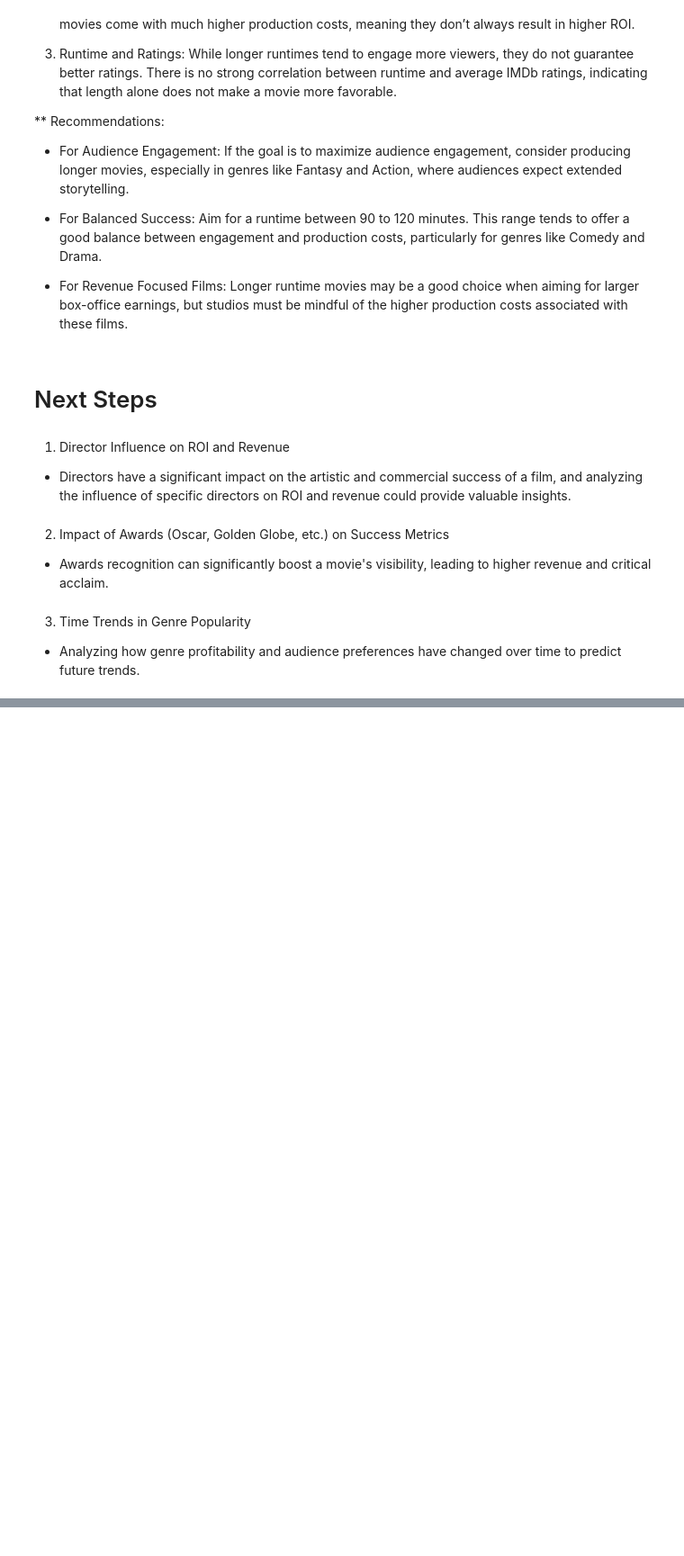
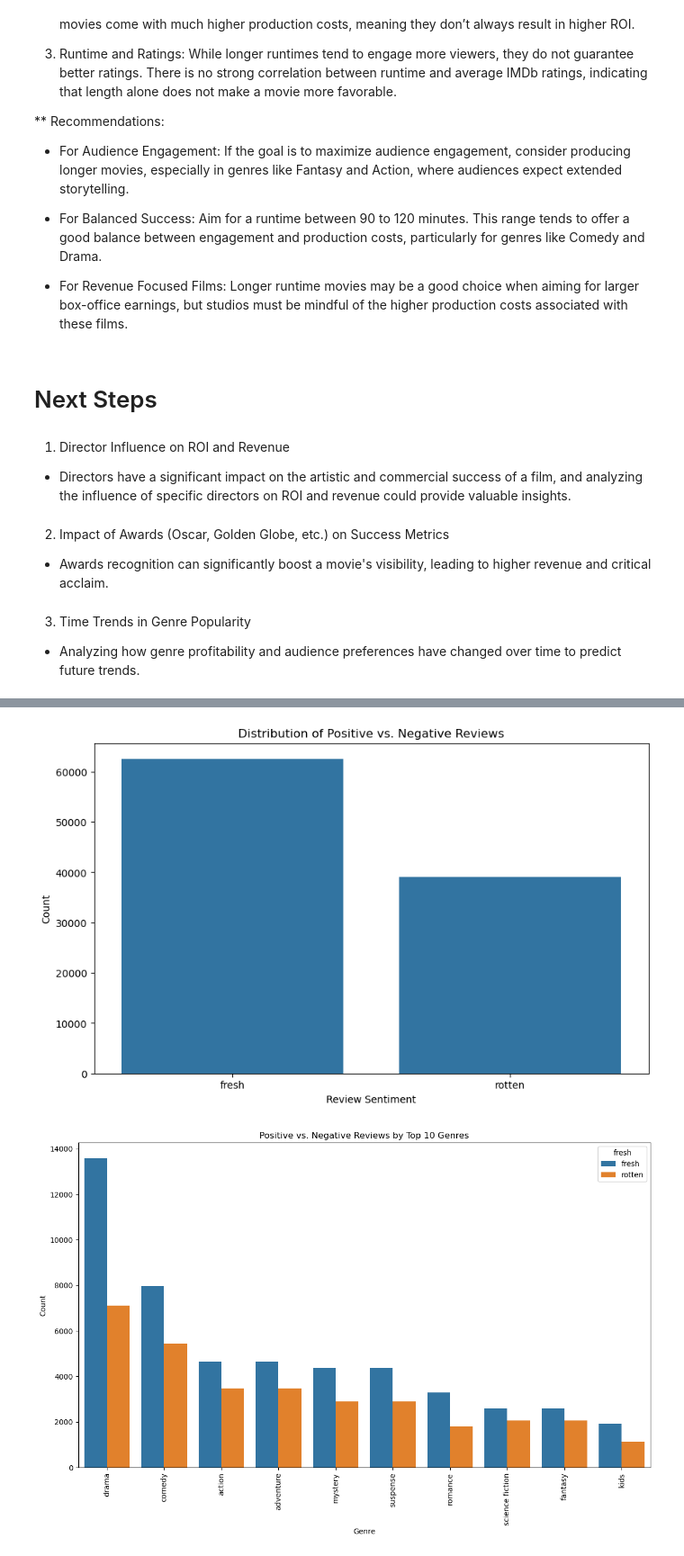
Before and after one commit to Jeesoo-Jhun/Phase-2-Project-Jeesoo, a Jupyter notebook: notebooks/(final) student.ipynb, the cells around one changed output, grey strips where cells are left out. Shown at 90% size. Drawn from its saved outputs; the diff is of its cells as text; code cells hidden in the pictures; blank space fills up the shorter version.

```diff
--- a/notebooks/(final) student.ipynb
+++ b/notebooks/(final) student.ipynb
@@ -1881,0 +2206,34 @@ While longer runtimes tend to engage more viewers, they do not guarantee better
+# %%
+import matplotlib.pyplot as plt
+import seaborn as sns
+
+# Distribution of review sentiment
+plt.figure(figsize=(10, 6))
+sns.countplot(x='fresh', data=exploded_genres)
+plt.title('Distribution of Positive vs. Negative Reviews')
+plt.xlabel('Review Sentiment')
+plt.ylabel('Count')
+plt.show()
+
+# Genre-wise positive/negative review count (showing top 10 genres)
+top_10_genres = exploded_genres['genre'].value_counts().index[:10]
+plt.figure(figsize=(14, 8))
+sns.countplot(x='genre', hue='fresh', data=exploded_genres[exploded_genres['genre'].isin(top_10_genres)], order=top_10_genres)
+plt.title('Positive vs. Negative Reviews by Top 10 Genres')
+plt.xlabel('Genre')
+plt.ylabel('Count')
+plt.xticks(rotation=90)
+plt.show()
+
+# Box plot of revenue by genre
+plt.figure(figsize=(14, 8))
+sns.boxplot(x='genre', y='box_office', data=exploded_genres)
+plt.yscale('log')  # Use log scale for better visualization of outliers
+plt.title('Box Office Revenue by Genre')
+plt.xlabel('Genre')
+plt.ylabel('Box Office Revenue (Log Scale)')
+plt.xticks(rotation=90)
+plt.show()
+# %% [output]
+[figure, added]
+[figure, added]
```
Also changed, not shown: parts of 53 cells of this notebook.
